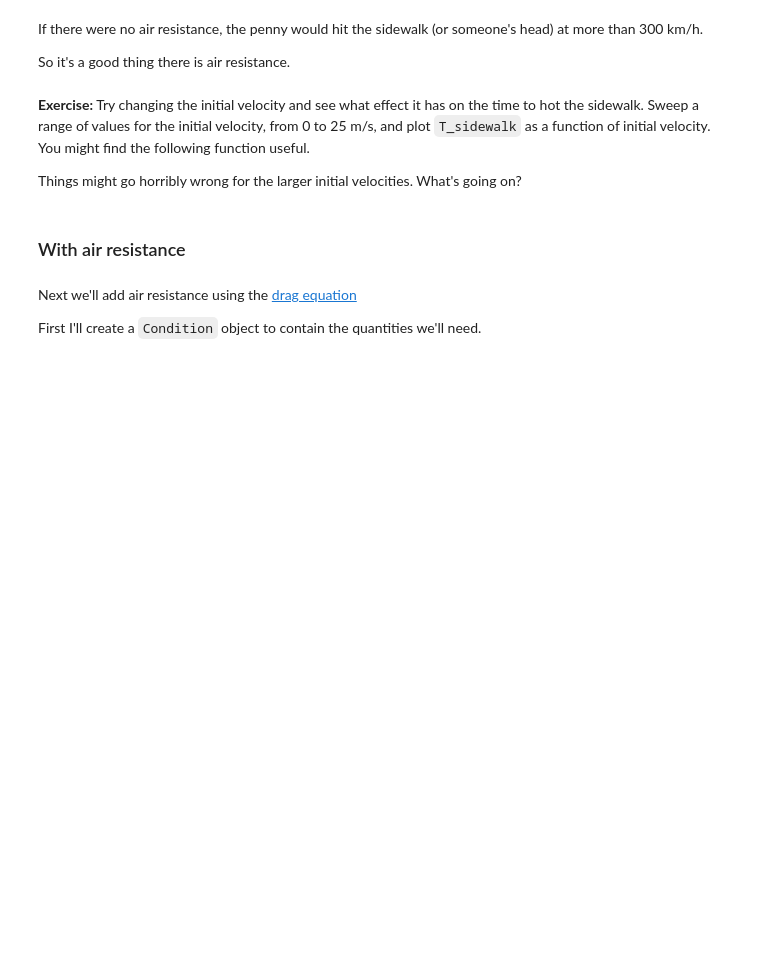
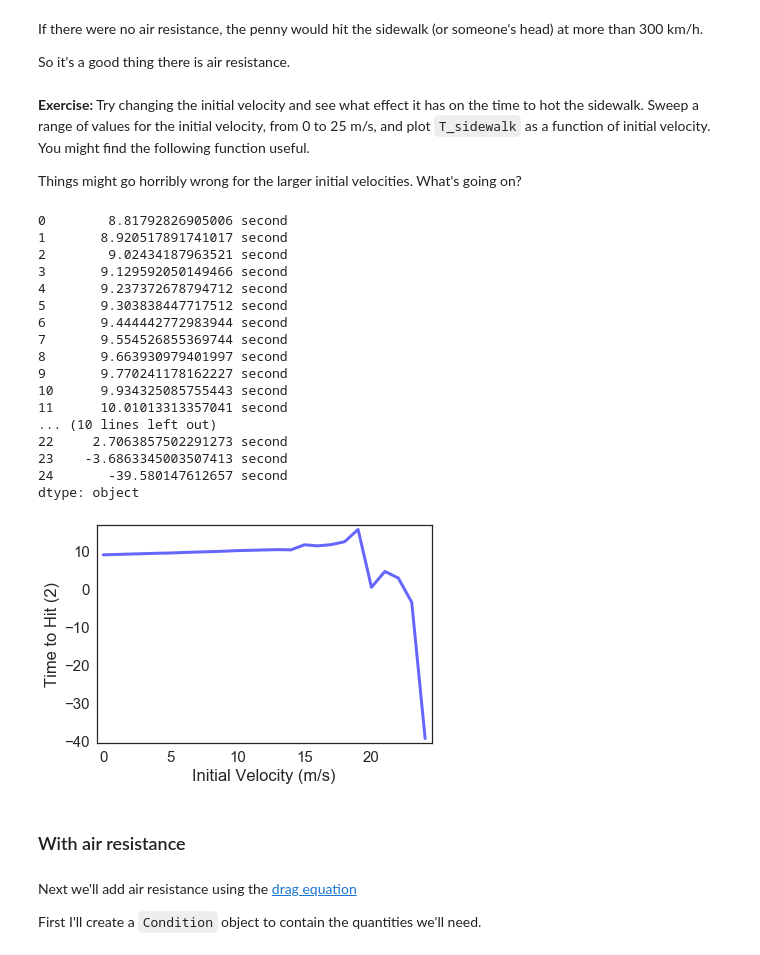
Before and after one commit to ASHSWAN1999/ModSimPy, a Jupyter notebook: code/chap09mine.ipynb, the cells around one changed output. Saved outputs shown, nothing was run; the diff lists cells and outputs as text; code cells hidden in the pictures; blank space fills up the shorter version.

```diff
--- a/code/chap09mine.ipynb
+++ b/code/chap09mine.ipynb
@@ -286,13 +271,35 @@ def flight_time(system):
 # %%
 T_sidewalk = SweepSeries()
 
 for i in range(0, 25):
-    curr = make_system(duration=i)
+    curr = make_system(v_init=i)
     T_sidewalk[i]=flight_time(curr)
     plot(i, T_sidewalk[i], 'b-')
 
+decorate(xlabel='Initial Velocity (m/s)',
+         ylabel='Time to Hit (2)')
+
 #plot(T_sidewalk)
 print(T_sidewalk)
+# %% [output]
+0        8.81792826905006 second
+1       8.920517891741017 second
+2        9.02434187963521 second
+3       9.129592050149466 second
+4       9.237372678794712 second
+5       9.303838447717512 second
+6       9.444442772983944 second
+7       9.554526855369744 second
+8       9.663930979401997 second
+9       9.770241178162227 second
+10      9.934325085755443 second
+11      10.01013313357041 second
+... (10 lines left out)
+22     2.7063857502291273 second
+23    -3.6863345003507413 second
+24       -39.580147612657 second
+dtype: object
+[figure, added]
 # %% [markdown]
 ### With air resistance
 # %% [markdown]
```
Also changed, not shown: parts of 18 cells of this notebook, 2 other files.
